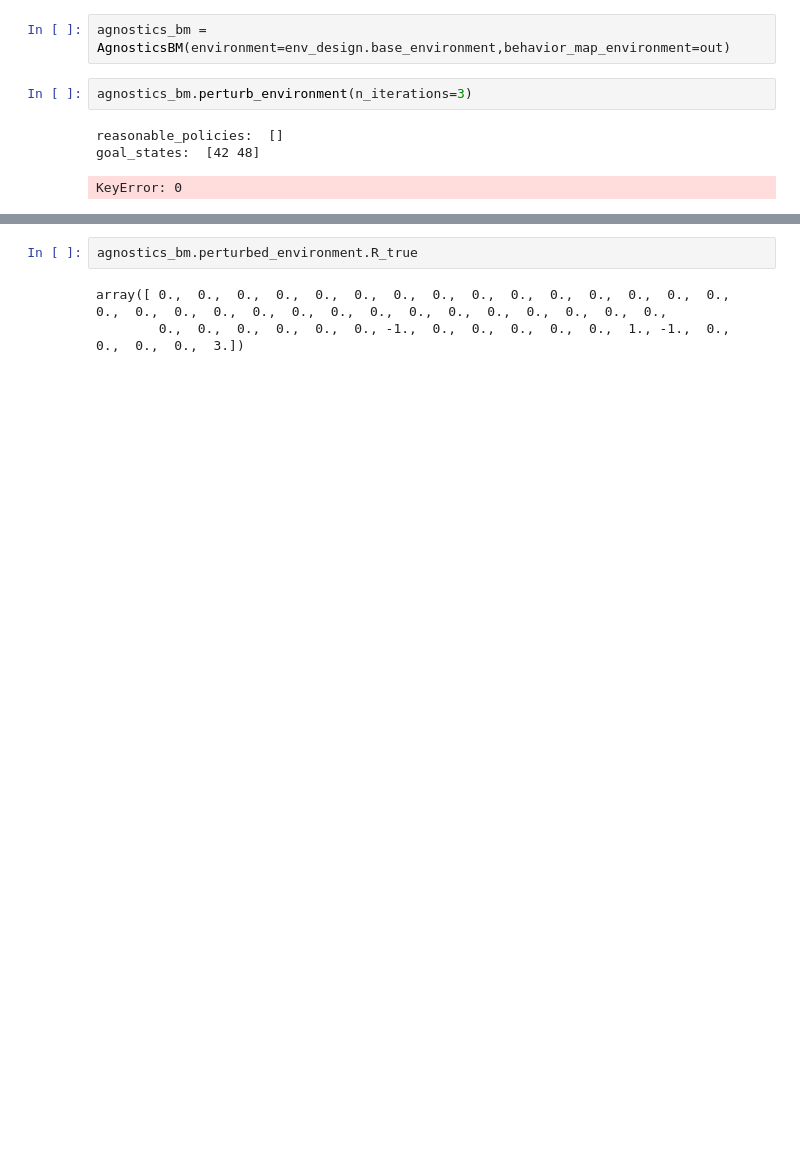
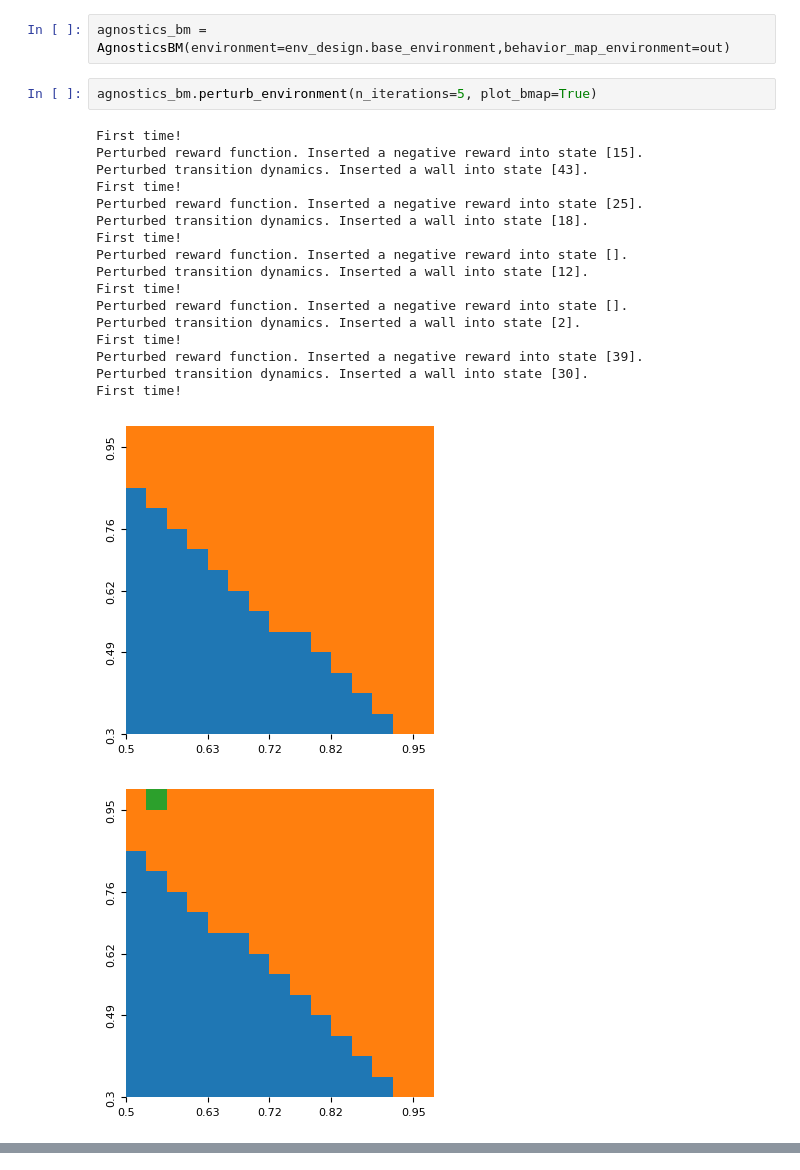
Before and after one commit to ankile/irl-environment-design, a Jupyter notebook: notebooks/03_pn_bm_search.ipynb, the cells around one changed output, grey strips where cells are left out. Drawn from its saved outputs; the diff is of its cells as text; blank space fills up the shorter version.

```diff
--- a/notebooks/03_pn_bm_search.ipynb
+++ b/notebooks/03_pn_bm_search.ipynb
@@ -343,8 +375,23 @@ class AgnosticsBM():
 # %%
 agnostics_bm = AgnosticsBM(environment=env_design.base_environment,behavior_map_environment=out)
 # %%
-agnostics_bm.perturb_environment(n_iterations=3)
+agnostics_bm.perturb_environment(n_iterations=5, plot_bmap=True)
 # %% [output]
-reasonable_policies:  []
-goal_states:  [42 48]
+First time!
+Perturbed reward function. Inserted a negative reward into state [15].
+Perturbed transition dynamics. Inserted a wall into state [43].
+First time!
+Perturbed reward function. Inserted a negative reward into state [25].
+Perturbed transition dynamics. Inserted a wall into state [18].
+First time!
+Perturbed reward function. Inserted a negative reward into state [].
+Perturbed transition dynamics. Inserted a wall into state [12].
+First time!
+Perturbed reward function. Inserted a negative reward into state [].
+Perturbed transition dynamics. Inserted a wall into state [2].
+First time!
+Perturbed reward function. Inserted a negative reward into state [39].
+Perturbed transition dynamics. Inserted a wall into state [30].
+First time!
-KeyError: 0
+[figure, added]
+[figure, added]
@@ -351,5 +400,0 @@ KeyError: 0
-# %%
-agnostics_bm.perturbed_environment.R_true
-# %% [output]
-array([ 0.,  0.,  0.,  0.,  0.,  0.,  0.,  0.,  0.,  0.,  0.,  0.,  0.,  0.,  0.,  0.,  0.,  0.,  0.,  0.,  0.,  0.,  0.,  0.,  0.,  0.,  0.,  0.,  0.,  0.,
-        0.,  0.,  0.,  0.,  0.,  0., -1.,  0.,  0.,  0.,  0.,  0.,  1., -1.,  0.,  0.,  0.,  0.,  3.])
```
Also changed, not shown: parts of 8 cells of this notebook, 23 other files.
